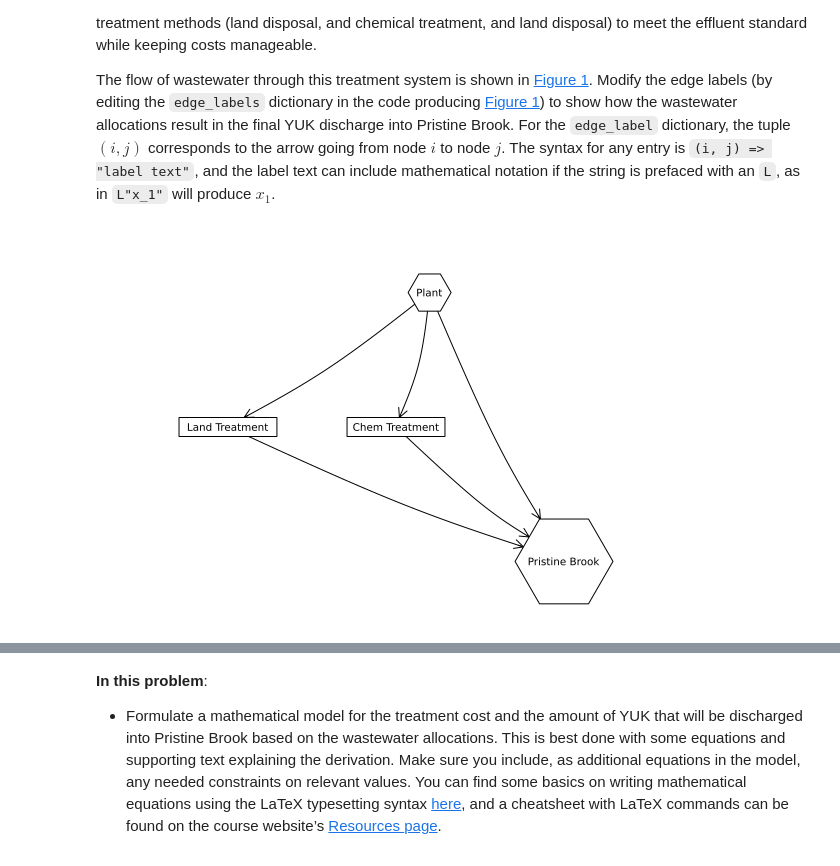
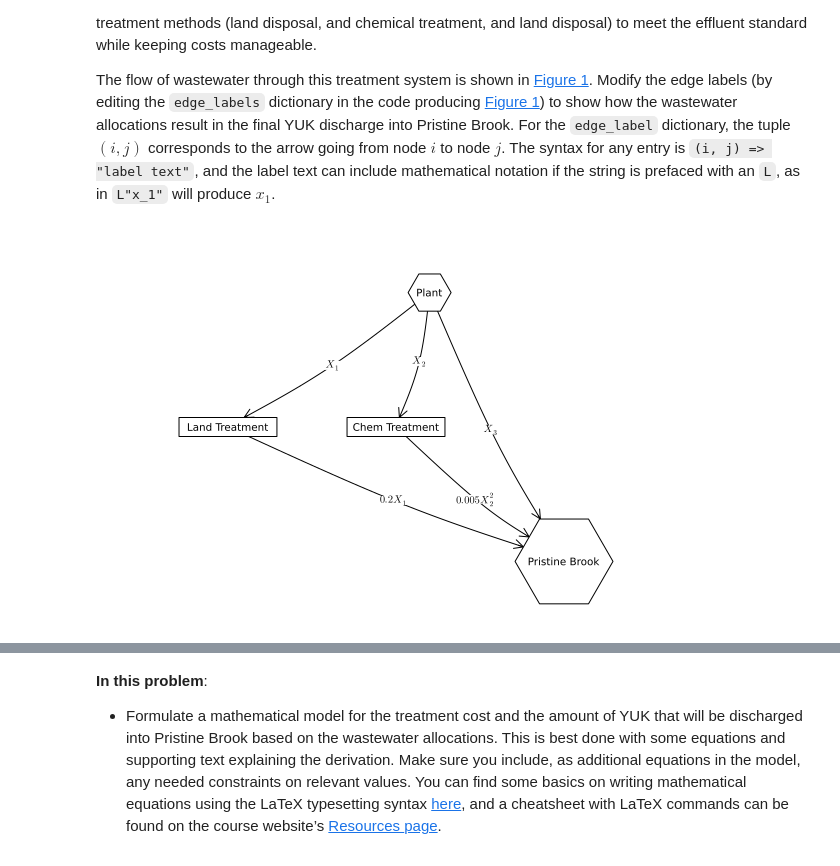
Before and after one commit to BEE4750-FA24/hw1-isabelcamara, a Jupyter notebook: hw01.ipynb, the cells around one changed output, grey strips where cells are left out. Saved outputs shown, nothing was run; the diff lists cells and outputs as text; code cells hidden in the pictures.

```diff
--- a/hw01.ipynb
+++ b/hw01.ipynb
@@ -321,20 +321,20 @@ mathematical notation if the string is prefaced with an `L`, as in
 # %%
 A = [0 1 1 1;
     0 0 0 1;
     0 0 0 1;
     0 0 0 0]
 
 names = ["Plant", "Land Treatment", "Chem Treatment", "Pristine Brook"]
 # modify this dictionary to add labels
-edge_labels = Dict((1, 2) => "", (1,3) => "", (1, 4) => "",(2, 4) => "",(3, 4) => "")
+edge_labels = Dict((1, 2) => L"X_1", (1,3) => L"X_2", (1, 4) => L"X_3",(2, 4) => L"0.2X_1",(3, 4) => L"0.005X_2^2")
 shapes=[:hexagon, :rect, :rect, :hexagon]
 xpos = [0, -1.5, -0.25, 1]
 ypos = [1, 0, 0, -1]
 
 p = graphplot(A, names=names,edgelabel=edge_labels, markersize=0.15, markershapes=shapes, markercolor=:white, x=xpos, y=ypos)
 display(p)
 # %% [output]
-[figure, old version]
+[figure, new version]
 # %% [markdown]
 Mathematical Model: Treatment cost and YUK discharge amounts
 
```
Also changed, not shown: parts of 7 cells of this notebook.
